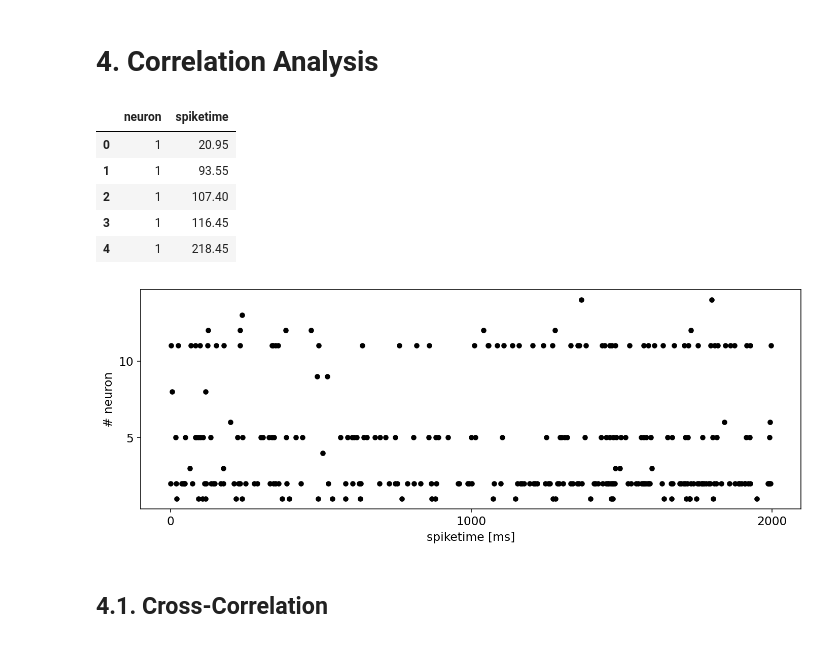
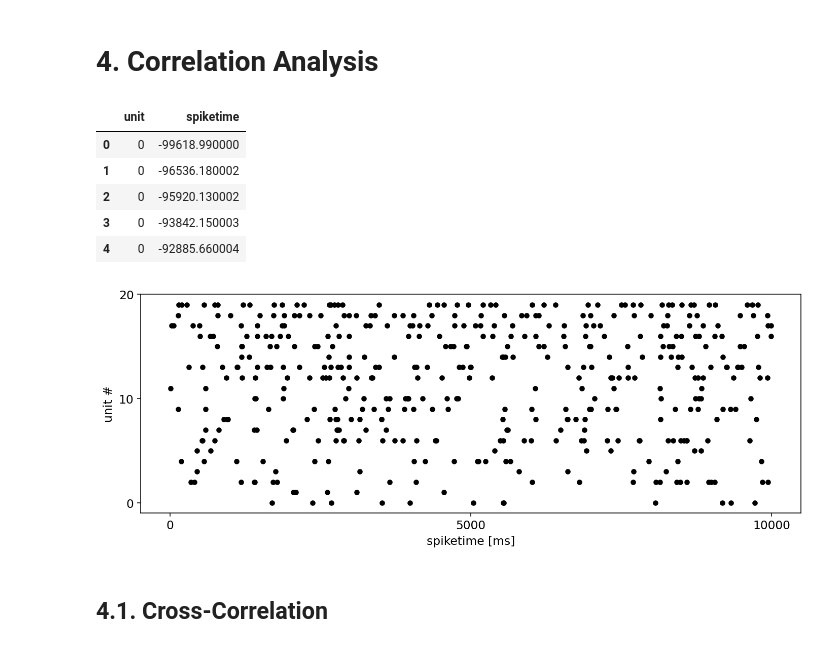
Before and after one commit to tk-neuron/meabook, a Jupyter notebook: _sources/1_spikes/04_cross_correlation.ipynb, the cells around one changed output. Cells and saved outputs as stored; diff of their text form; code cells hidden in the pictures.

```diff
--- a/_sources/1_spikes/04_cross_correlation.ipynb
+++ b/_sources/1_spikes/04_cross_correlation.ipynb
@@ -11,13 +11,13 @@ plt.rcParams['font.size'] = 12
 plt.rcParams['figure.dpi'] = 140
 # %%
 datadir = '../datasets/02/'
-df = pd.read_csv(datadir + 'spikes.csv')
+df = pd.read_csv(datadir + 'spikes_unit.csv', index_col=0)
 
 display(df.head())
 # %% [output]
-|  | neuron | spiketime |
-| 0 | 1 | 20.95 |
-| 1 | 1 | 93.55 |
-| 2 | 1 | 107.40 |
-| 3 | 1 | 116.45 |
-| 4 | 1 | 218.45 |
+|  | unit | spiketime |
+| 0 | 0 | -99618.990000 |
+| 1 | 0 | -96536.180002 |
+| 2 | 0 | -95920.130002 |
+| 3 | 0 | -93842.150003 |
+| 4 | 0 | -92885.660004 |
@@ -24,16 +50,17 @@ display(df.head())
 # %%
-start, end = 0.0, 2000.0
+start, end = 0.0, 10000.0
 
 fig, ax = plt.subplots(figsize=(12, 4))
-df.query('@start <= spiketime <= @end').plot.scatter(x='spiketime', y='neuron', c='k', ax=ax)
+df.query('@start <= spiketime <= @end').plot.scatter(x='spiketime', y='unit', c='k', ax=ax)
 ax.set_xlabel('spiketime [ms]')
-ax.set_ylabel('# neuron')
+ax.set_ylabel('unit #')
+
+ax.set_yticks([0, 10, 20])
 
 plt.locator_params(axis='x', nbins=4)
-plt.locator_params(axis='y', nbins=4)
 plt.show()
 # %% [output]
-[figure, old version]
+[figure, new version]
 # %% [markdown]
 ## 4.1. Cross-Correlation
 # %% [markdown]
```
Also changed, not shown: parts of 14 cells of this notebook, 6 other files.
